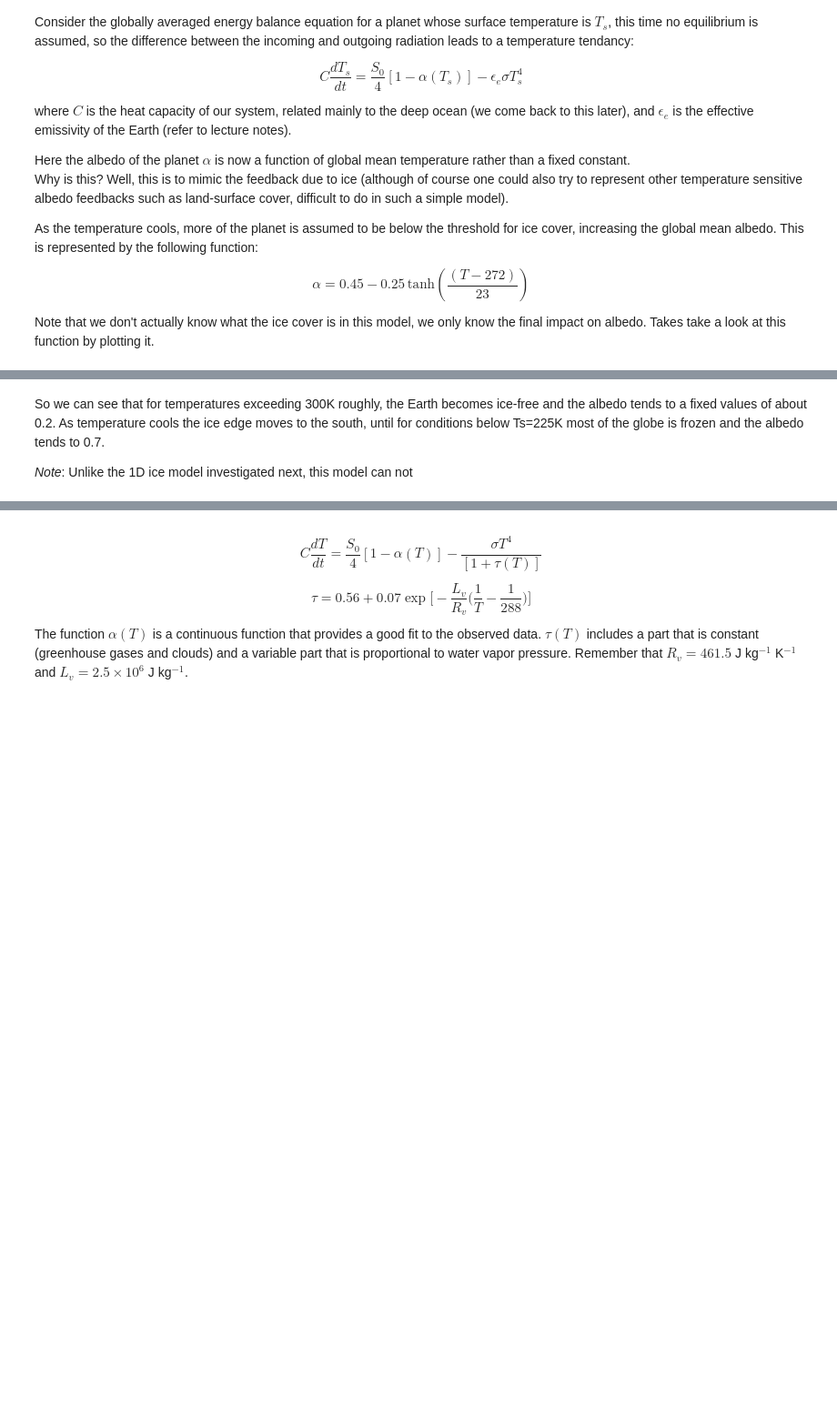
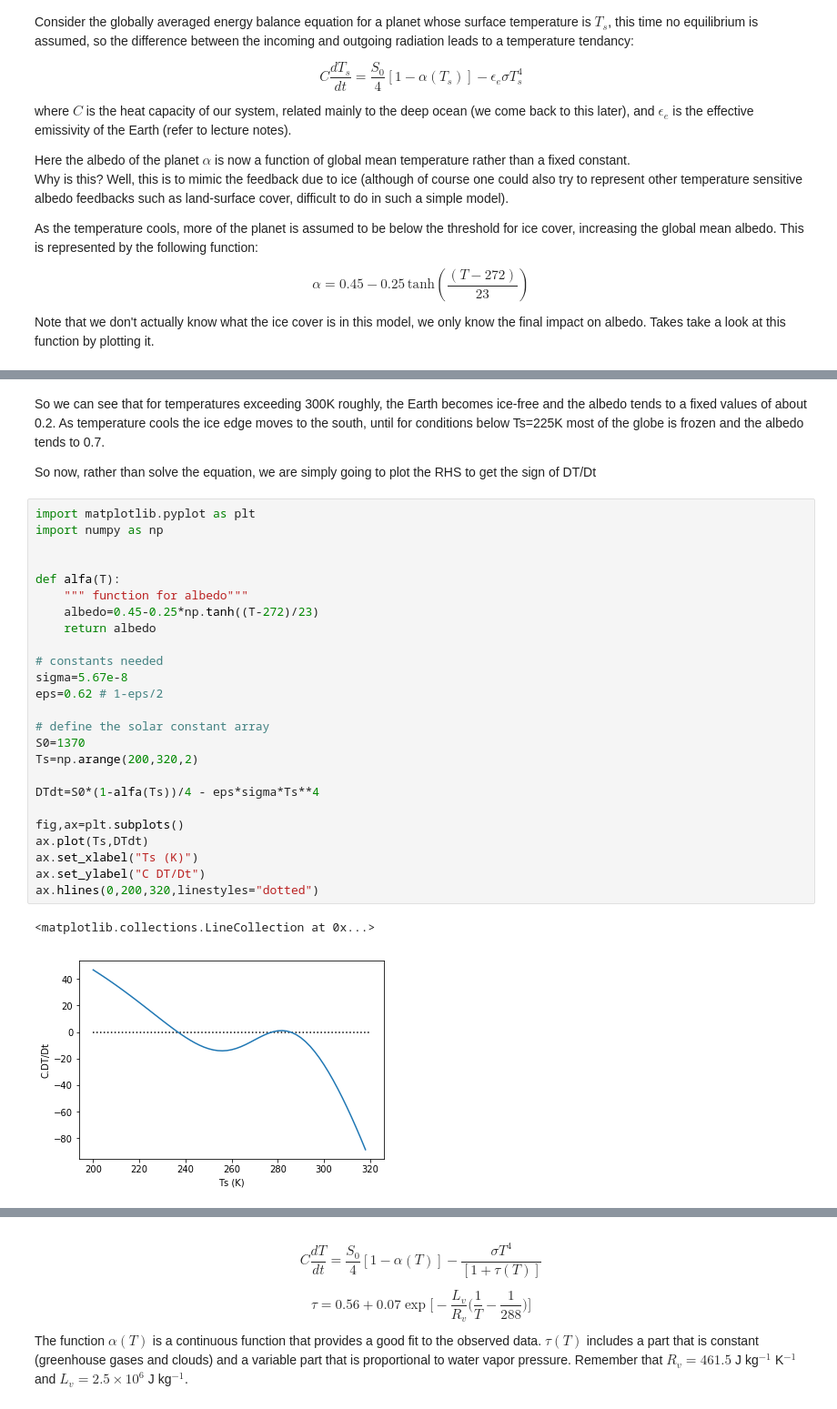
Before and after one commit to llvillanueva/TPA_DIPLOMA_LABS, a Jupyter notebook: ESM_0D_ICEVAPOR/EBM_0D_ice_water.ipynb, the cells around one changed output, grey strips where cells are left out. Shown: that part at 91% size. Cells and saved outputs as stored; diff of their text form; blank space fills up the shorter version.

```diff
--- a/ESM_0D_ICEVAPOR/EBM_0D_ice_water.ipynb
+++ b/ESM_0D_ICEVAPOR/EBM_0D_ice_water.ipynb
@@ -44,4 +45,32 @@ Text(0, 0.5, 'Albedo')
 # %% [markdown]
 So we can see that for temperatures exceeding 300K roughly, the Earth becomes ice-free and the albedo tends to a fixed values of about 0.2.  As temperature cools the ice edge moves to the south, until for conditions below Ts=225K most of the globe is frozen and the albedo tends to 0.7.
 
-*Note*: Unlike the 1D ice model investigated next, this model can not
+So now, rather than solve the equation, we are simply going to plot the RHS to get the sign of DT/Dt
+# %%
+import matplotlib.pyplot as plt
+import numpy as np
+
+
+def alfa(T):
+    """ function for albedo"""
+    albedo=0.45-0.25*np.tanh((T-272)/23)
+    return albedo
+
+# constants needed
+sigma=5.67e-8
+eps=0.62 # 1-eps/2
+
+# define the solar constant array
+S0=1370
+Ts=np.arange(200,320,2)
+
+DTdt=S0*(1-alfa(Ts))/4 - eps*sigma*Ts**4
+
+fig,ax=plt.subplots()
+ax.plot(Ts,DTdt)
+ax.set_xlabel("Ts (K)")
+ax.set_ylabel("C DT/Dt")
+ax.hlines(0,200,320,linestyles="dotted")
+# %% [output]
+<matplotlib.collections.LineCollection at 0x...>
+[figure, added]
```
Also changed, not shown: parts of 4 cells of this notebook.
